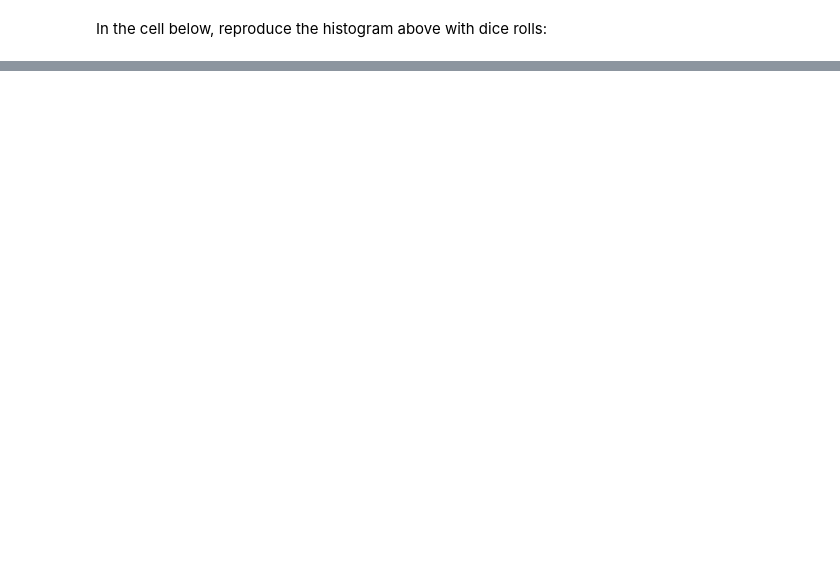
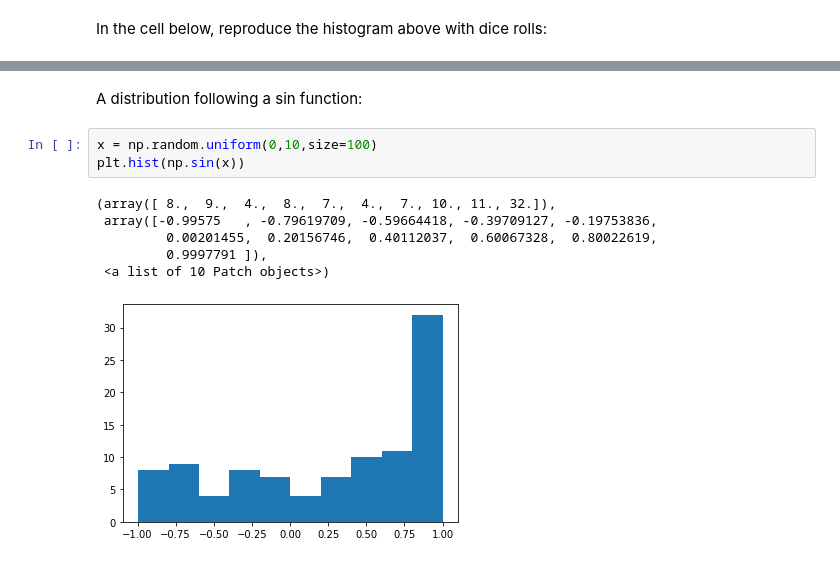
Before and after one commit to ds-modules/POLSCI-3, a Jupyter notebook: Beta_2/Distributions Homework.ipynb, the cells around one changed output, grey strips where cells are left out. Saved outputs shown, nothing was run; the diff lists cells and outputs as text; blank space fills up the shorter version.

```diff
--- a/Beta_2/Distributions Homework.ipynb
+++ b/Beta_2/Distributions Homework.ipynb
@@ -70,0 +161,12 @@ plt.hist(dice_rolls)
+# %% [markdown]
+A distribution following a sin function:
+# %%
+x = np.random.uniform(0,10,size=100)
+plt.hist(np.sin(x))
+# %% [output]
+(array([ 8.,  9.,  4.,  8.,  7.,  4.,  7., 10., 11., 32.]),
+ array([-0.99575   , -0.79619709, -0.59664418, -0.39709127, -0.19753836,
+         0.00201455,  0.20156746,  0.40112037,  0.60067328,  0.80022619,
+         0.9997791 ]),
+ <a list of 10 Patch objects>)
+[figure, added]
```
Also changed, not shown: parts of 36 cells of this notebook.
